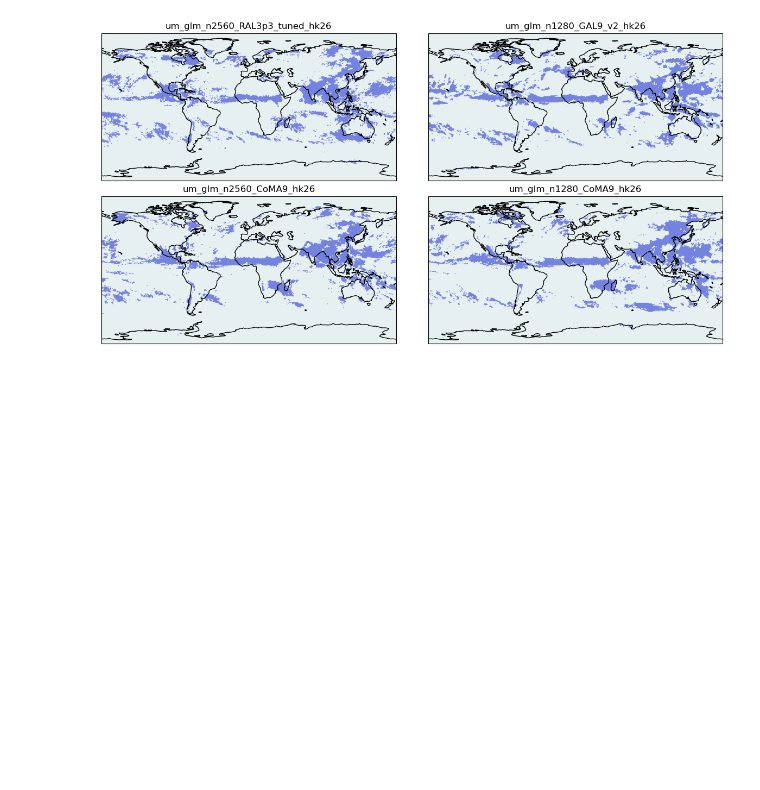
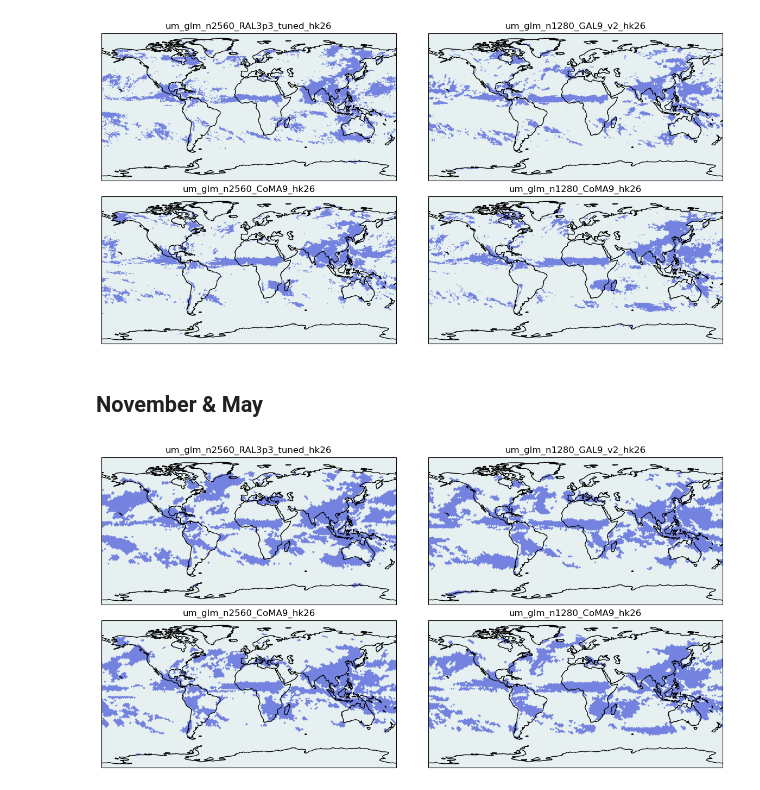
Before and after one commit to fran-morris-research/hackathon-monsoons, a Jupyter notebook: global_monsoon/global_monsoon_region.ipynb, the cells around one changed output. Drawn from its saved outputs; the diff is of its cells as text; code cells hidden in the pictures; blank space fills up the shorter version.

Commit message:
more global monsoon tests #35

```diff
--- a/global_monsoon/global_monsoon_region.ipynb
+++ b/global_monsoon/global_monsoon_region.ipynb
@@ -242,3 +251,5 @@ for sim_ix, sim in enumerate(sims):
 #         ().plot.contour(ax=ax)
 # %% [output]
 [figure]
+# %% [markdown]
+## November & May
@@ -244,0 +299,50 @@ for sim_ix, sim in enumerate(sims):
+# %%
+import easygems.show
+from easygems.resample import HEALPixResampler
+from utils import hp_to_latlon
+
+sims = [
+    "um_glm_n2560_RAL3p3_tuned_hk26",
+    "um_glm_n1280_GAL9_v2_hk26",
+    "um_glm_n2560_CoMA9_hk26",
+    "um_glm_n1280_CoMA9_hk26",
+]
+zoom = 3
+zooms = [5]
+
+projection = ccrs.PlateCarree()
+fig, axes = plt.subplots(
+    2,
+    int(len(sims) / 2),
+    figsize=(12, 6),
+    subplot_kw={"projection": projection},
+    layout="constrained",
+)
+
+for sim_ix, sim in enumerate(sims):
+    sim_cat = cat[sim]
+    for zoom_ix, zoom in enumerate(zooms):
+        ax = axes.ravel().tolist()[sim_ix]
+        ds = sim_cat(zoom=zoom, time="PT1H").to_dask().pipe(hp_mods)
+        ds_latlon = hp_to_latlon(ds, zoom=3).sel(time=slice("2020-03-01", "2021-02-28"))
+
+        pr = ds.pr * 3600 * 24
+        pr["units"] = "mm day-1"
+        hp_resampler = HEALPixResampler(nside=egh.get_nside(pr))
+
+        ax.set_global()
+        ax.coastlines()
+        easygems.show.map_show(
+            restrict_proportion(pr) & restrict_diff(pr),
+            resampler=hp_resampler,
+            ax=ax,
+            # alpha=0.4,
+            cmap=cmo.cm.dense,
+            vmin=0.2,
+            vmax=2,
+        )
+        # easygems.show.map_contour(plot,resampler=hp_resampler,ax=ax)
+        ax.set_title(f"{sim}")
+#         ().plot.contour(ax=ax)
+# %% [output]
+[figure, added]
```
Also changed, not shown: parts of 10 cells of this notebook.
